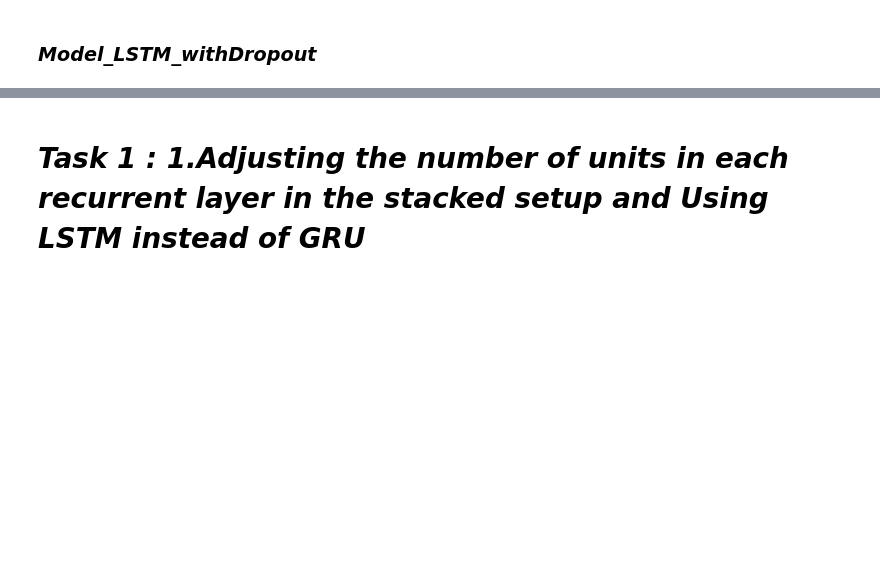
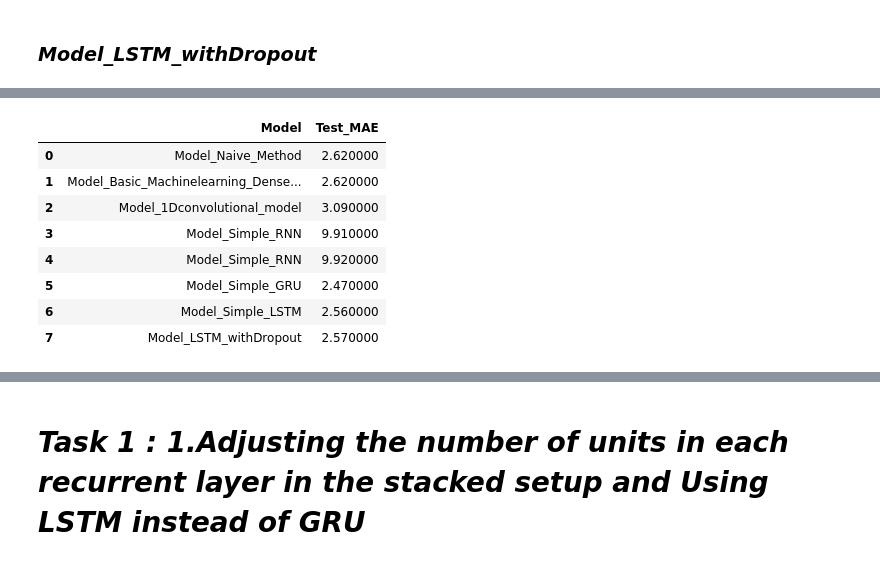
Before and after one commit to 64060kbarot/AML_64061, a Jupyter notebook: Assignment_Weather_Time_Series_RNN.ipynb, the cells around one changed output, grey strips where cells are left out. Cells and saved outputs as stored; diff of their text form; code cells hidden in the pictures; blank space fills up the shorter version.

```diff
--- a/Assignment_Weather_Time_Series_RNN.ipynb
+++ b/Assignment_Weather_Time_Series_RNN.ipynb
@@ -565,0 +548,37 @@ plt.show()
+# %%
+import numpy as np
+import pandas as pd
+from IPython.display import display
+
+Models = ("Model_Naive_Method","Model_Basic_Machinelearning_Denselayer","Model_1Dconvolutional_model","Model_Simple_RNN","Model_Simple_RNN","Model_Simple_GRU","Model_Simple_LSTM","Model_LSTM_withDropout")
+Test_MAE = (2.62,2.62,3.09,9.91,9.92,2.47,2.56,2.57)
+
+# Create a DataFrame
+df = pd.DataFrame({
+    'Model': Models,
+    'Test_MAE': Test_MAE
+})
+
+# Find the row with the highest accuracy
+max_MAE_index = df['Test_MAE'].idxmax()
+
+# Highlight the row with the highest accuracy
+def highlight_max(s):
+    is_max = s == s.max()
+    return ['background-color: yellow' if v else '' for v in is_max]
+
+# Apply the highlight function
+df_styled = df.style.apply(highlight_max, subset=['Test_MAE'])
+
+# Display the styled DataFrame
+display(df_styled)
+# %% [output]
+|  | Model | Test_MAE |
+| 0 | Model_Naive_Method | 2.620000 |
+| 1 | Model_Basic_Machinelearning_Dense... | 2.620000 |
+| 2 | Model_1Dconvolutional_model | 3.090000 |
+| 3 | Model_Simple_RNN | 9.910000 |
+| 4 | Model_Simple_RNN | 9.920000 |
+| 5 | Model_Simple_GRU | 2.470000 |
+| 6 | Model_Simple_LSTM | 2.560000 |
+| 7 | Model_LSTM_withDropout | 2.570000 |
```
Also changed, not shown: parts of 18 cells of this notebook.
